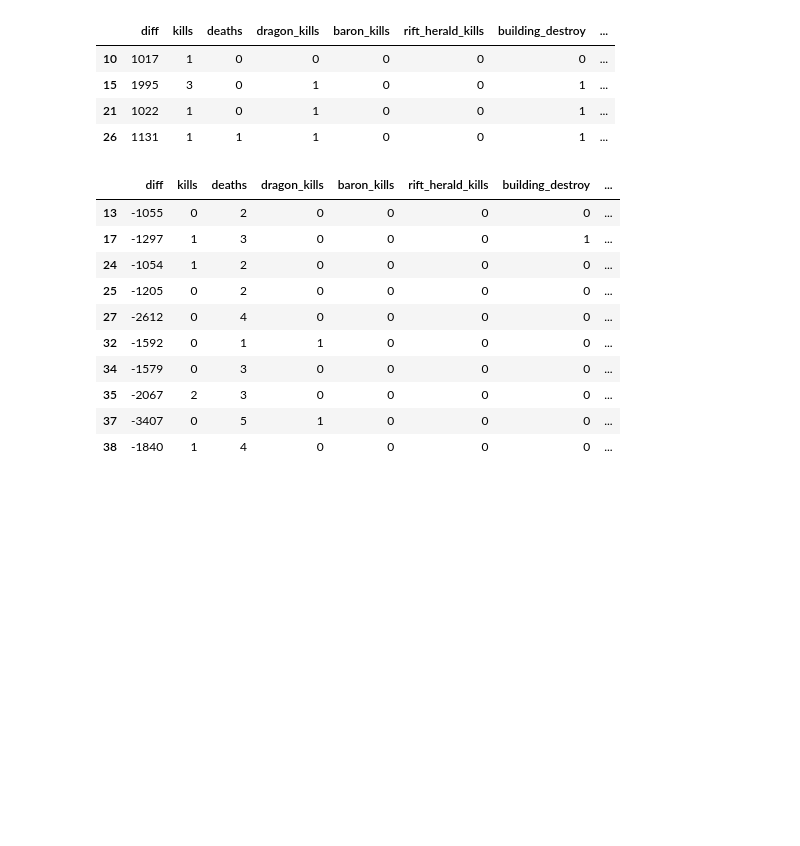
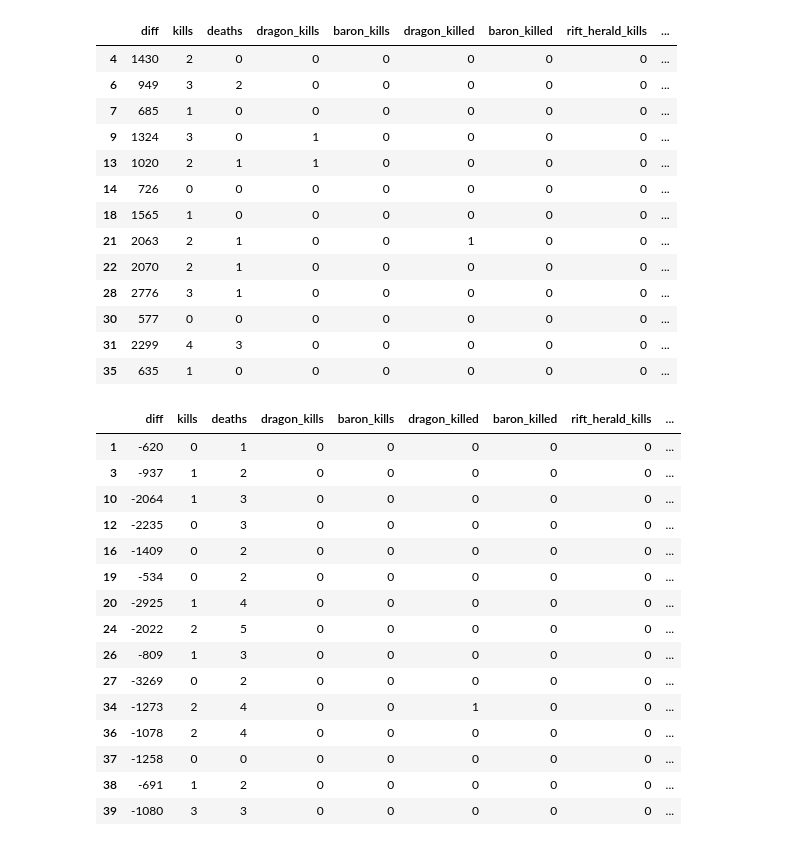
Before and after one commit to uowol/Project_LoLStatistics, a Jupyter notebook: GOLD.ipynb, the cells around one changed output. Saved outputs shown, nothing was run; the diff lists cells and outputs as text; code cells hidden in the pictures; blank space fills up the shorter version.

```diff
--- a/GOLD.ipynb
+++ b/GOLD.ipynb
@@ -10,3 +10,8 @@ timeline = pd.read_json("data/{name}/timeline.json".format(name=summoner_name))
 # %%
 match_length = len(timeline)
 metadata = pd.concat([pd.json_normalize(timeline["metadata"][match_idx]).iloc[:,1:] for match_idx in range(match_length)]).reset_index()
+# %%
+for i in range(100):
+    time_played = len(timeline["info"][i]["frames"])
+    if time_played >= 30:
+        print(i, time_played)
@@ -13,5 +36,5 @@ metadata = pd.concat([pd.json_normalize(timeline["metadata"][match_idx]).iloc[:,
 # %%
-match_index = 3
+match_index = 8
 match_time_length = len(timeline["info"][match_index]["frames"])
 events = [timeline["info"][match_index]["frames"][t]["events"] for t in range(match_time_length)]
 participantFrames = [timeline["info"][match_index]["frames"][t]["participantFrames"] for t in range(match_time_length)]
@@ -93,7 +116,10 @@ df_diff["kills"] = 0
 df_diff["deaths"] = 0
 df_diff["dragon_kills"] = 0
 df_diff["baron_kills"] = 0
+df_diff["dragon_killed"] = 0
+df_diff["baron_killed"] = 0
 df_diff["rift_herald_kills"] = 0
+df_diff["rift_herald_killed"] = 0
 df_diff["building_destroy"] = 0
 df_diff["building_destroyed"] = 0
 df_diff["turret_plate_destroy"] = 0
@@ -123,9 +149,15 @@ for idx in range(1, match_time_length):
                     df_diff.loc[idx]["ace"] += 1
         if e["type"] == "ELITE_MONSTER_KILL":
             if e["monsterType"] == "DRAGON":
-                df_diff.loc[idx]["dragon_kills"] += 1
+                if e["killerId"] <= 5:
+                    df_diff.loc[idx]["dragon_kills"] += 1
+                else:
+                    df_diff.loc[idx]["dragon_killed"] += 1
             if e["monsterType"] == "RIFTHERALD":
-                df_diff.loc[idx]["rift_herald_kills"] += 1
+                if e["killerId"] <= 5:
+                    df_diff.loc[idx]["rift_herald_kills"] += 1
+                else:
+                    df_diff.loc[idx]["rift_herald_killed"] += 1
         if e["type"] == "TURRET_PLATE_DESTROYED":
             if e["teamId"] == 100:
                 df_diff.loc[idx]["turret_plate_destroyed"] += 1
@@ -144,26 +176,40 @@ for idx in range(1, match_time_length):
         #     print("bounty :", e["bounty"])
         # print("")
 # %%
-idx_large_asc_diff = df_diff[df_diff["diff"] >= 1000].index
-idx_large_desc_diff = df_diff[df_diff["diff"] <= -1000].index
+idx_large_asc_diff = df_diff[df_diff["diff"] >= 500].index
+idx_large_desc_diff = df_diff[df_diff["diff"] <= -500].index
 display(df_diff.loc[idx_large_asc_diff])
 display(df_diff.loc[idx_large_desc_diff])
 # %% [output]
-|  | diff | kills | deaths | dragon_kills | baron_kills | rift_herald_kills | building_destroy | ... |
-| 10 | 1017 | 1 | 0 | 0 | 0 | 0 | 0 | ... |
-| 15 | 1995 | 3 | 0 | 1 | 0 | 0 | 1 | ... |
-| 21 | 1022 | 1 | 0 | 1 | 0 | 0 | 1 | ... |
-| 26 | 1131 | 1 | 1 | 1 | 0 | 0 | 1 | ... |
+|  | diff | kills | deaths | dragon_kills | baron_kills | dragon_killed | baron_killed | rift_herald_kills | ... |
+| 4 | 1430 | 2 | 0 | 0 | 0 | 0 | 0 | 0 | ... |
+| 6 | 949 | 3 | 2 | 0 | 0 | 0 | 0 | 0 | ... |
+| 7 | 685 | 1 | 0 | 0 | 0 | 0 | 0 | 0 | ... |
+| 9 | 1324 | 3 | 0 | 1 | 0 | 0 | 0 | 0 | ... |
+| 13 | 1020 | 2 | 1 | 1 | 0 | 0 | 0 | 0 | ... |
+| 14 | 726 | 0 | 0 | 0 | 0 | 0 | 0 | 0 | ... |
+| 18 | 1565 | 1 | 0 | 0 | 0 | 0 | 0 | 0 | ... |
+| 21 | 2063 | 2 | 1 | 0 | 0 | 1 | 0 | 0 | ... |
+| 22 | 2070 | 2 | 1 | 0 | 0 | 0 | 0 | 0 | ... |
+| 28 | 2776 | 3 | 1 | 0 | 0 | 0 | 0 | 0 | ... |
+| 30 | 577 | 0 | 0 | 0 | 0 | 0 | 0 | 0 | ... |
+| 31 | 2299 | 4 | 3 | 0 | 0 | 0 | 0 | 0 | ... |
+| 35 | 635 | 1 | 0 | 0 | 0 | 0 | 0 | 0 | ... |
-|  | diff | kills | deaths | dragon_kills | baron_kills | rift_herald_kills | building_destroy | ... |
-| 13 | -1055 | 0 | 2 | 0 | 0 | 0 | 0 | ... |
-| 17 | -1297 | 1 | 3 | 0 | 0 | 0 | 1 | ... |
-| 24 | -1054 | 1 | 2 | 0 | 0 | 0 | 0 | ... |
-| 25 | -1205 | 0 | 2 | 0 | 0 | 0 | 0 | ... |
-| 27 | -2612 | 0 | 4 | 0 | 0 | 0 | 0 | ... |
-| 32 | -1592 | 0 | 1 | 1 | 0 | 0 | 0 | ... |
-| 34 | -1579 | 0 | 3 | 0 | 0 | 0 | 0 | ... |
-| 35 | -2067 | 2 | 3 | 0 | 0 | 0 | 0 | ... |
-| 37 | -3407 | 0 | 5 | 1 | 0 | 0 | 0 | ... |
-| 38 | -1840 | 1 | 4 | 0 | 0 | 0 | 0 | ... |
+|  | diff | kills | deaths | dragon_kills | baron_kills | dragon_killed | baron_killed | rift_herald_kills | ... |
+| 1 | -620 | 0 | 1 | 0 | 0 | 0 | 0 | 0 | ... |
+| 3 | -937 | 1 | 2 | 0 | 0 | 0 | 0 | 0 | ... |
+| 10 | -2064 | 1 | 3 | 0 | 0 | 0 | 0 | 0 | ... |
+| 12 | -2235 | 0 | 3 | 0 | 0 | 0 | 0 | 0 | ... |
+| 16 | -1409 | 0 | 2 | 0 | 0 | 0 | 0 | 0 | ... |
+| 19 | -534 | 0 | 2 | 0 | 0 | 0 | 0 | 0 | ... |
+| 20 | -2925 | 1 | 4 | 0 | 0 | 0 | 0 | 0 | ... |
+| 24 | -2022 | 2 | 5 | 0 | 0 | 0 | 0 | 0 | ... |
+| 26 | -809 | 1 | 3 | 0 | 0 | 0 | 0 | 0 | ... |
+| 27 | -3269 | 0 | 2 | 0 | 0 | 0 | 0 | 0 | ... |
+| 34 | -1273 | 2 | 4 | 0 | 0 | 1 | 0 | 0 | ... |
+| 36 | -1078 | 2 | 4 | 0 | 0 | 0 | 0 | 0 | ... |
+| 37 | -1258 | 0 | 0 | 0 | 0 | 0 | 0 | 0 | ... |
+| 38 | -691 | 1 | 2 | 0 | 0 | 0 | 0 | 0 | ... |
+| 39 | -1080 | 3 | 3 | 0 | 0 | 0 | 0 | 0 | ... |
 # %%
 # plt.hist()
```
Also changed, not shown: parts of 7 cells of this notebook.
